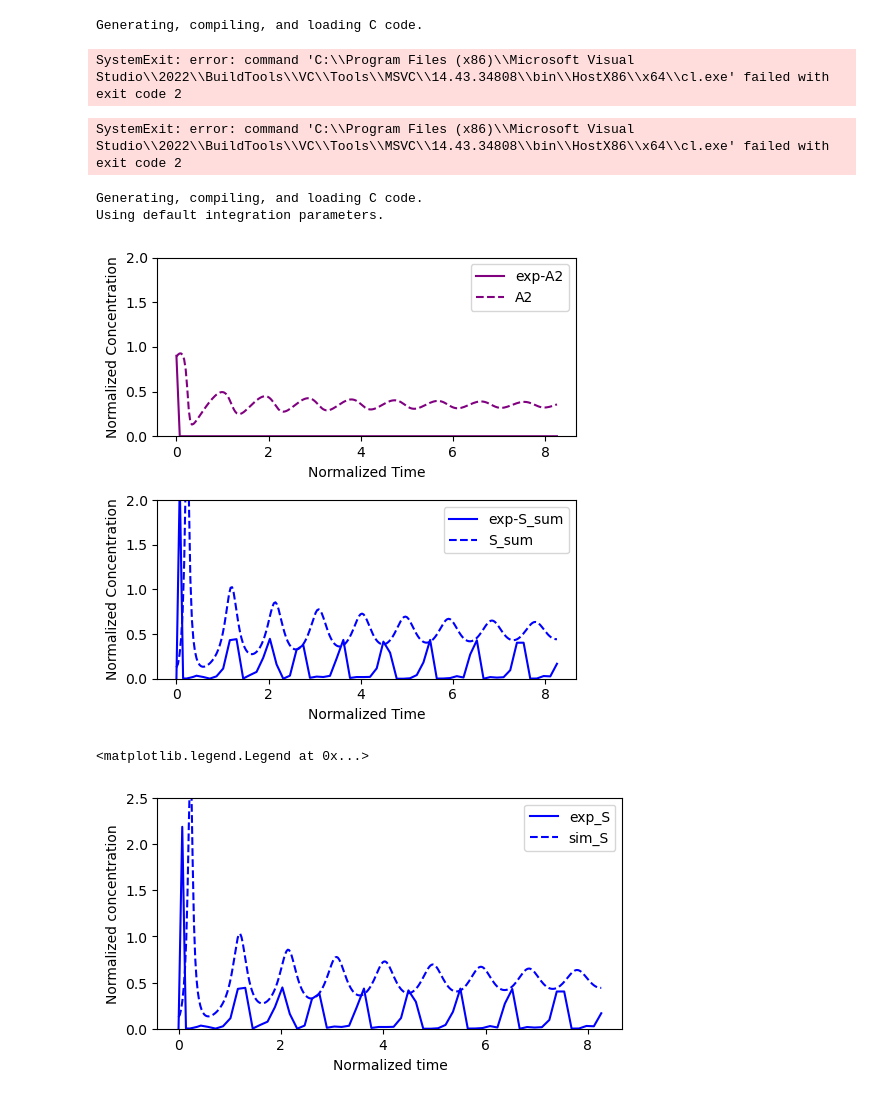
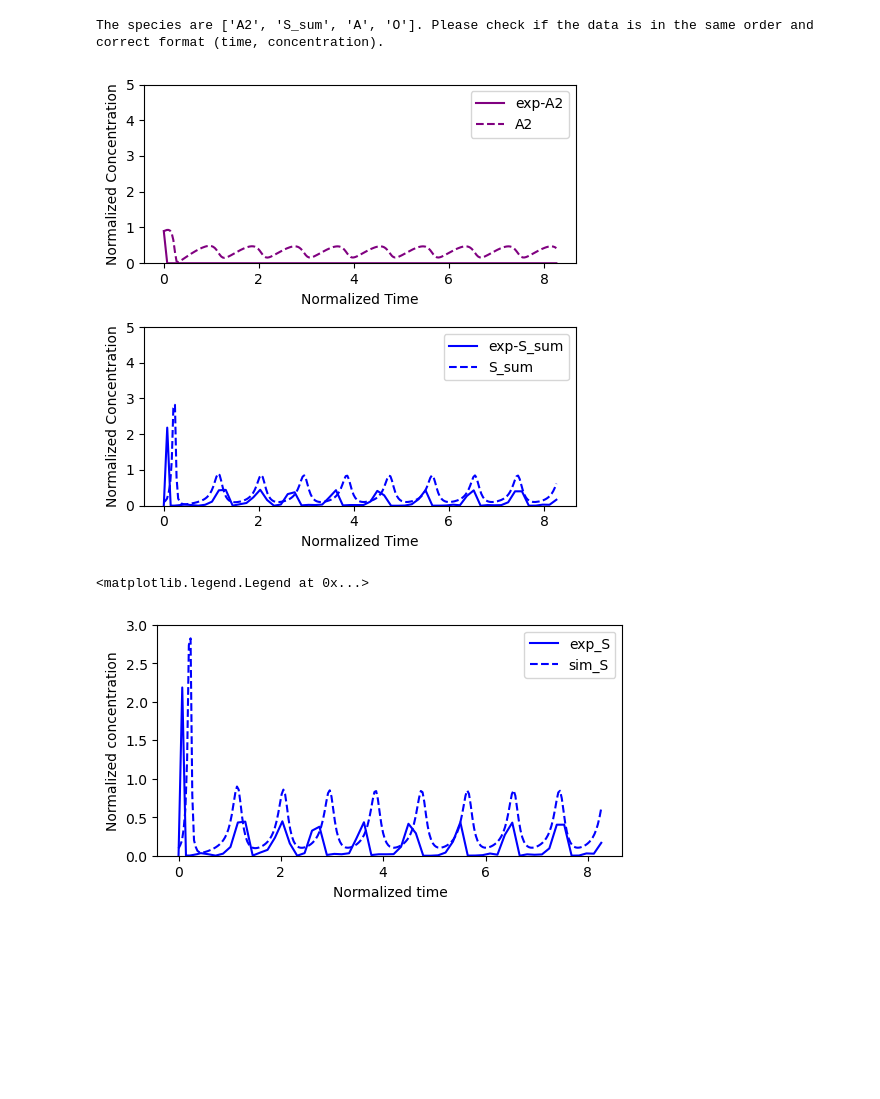
Before and after one commit to Zhiheng419/Chemical_Oscillation_Model, a Jupyter notebook: delayed_model_fig3.ipynb, the cells around one changed output. Drawn from its saved outputs; the diff is of its cells as text; code cells hidden in the pictures; blank space fills up the shorter version.

Commit message:
Rewrite the simulation code by JITCDDE 030325

```diff
--- a/delayed_model_fig3.ipynb
+++ b/delayed_model_fig3.ipynb
@@ -109,23 +123,2 @@ class delayed_oscillation(oscillation):
 
         display(interactive_widget)
-# %%
-import numpy as np
-import matplotlib.pyplot as plt
-from jitcdde import jitcdde, y, t
-from symengine import symbols  # Needed for symbolic parameters
-
-# Define symbolic parameters
-a, b, tau = symbols("a b tau")  # Now tau is also dynamic
-
-# Define system of equations using symbolic tau
-dxdt = -a * y(0) + y(1, t - tau)  # dx/dt = -a*x + y(t - tau)
-dydt = -b * y(1) + y(0, t - tau)  # dy/dt = -b*y + x(t - tau)
-
-# Compile JITCDDE equations only once
-dde = jitcdde([dxdt, dydt])
-dde.constant_past([1.0, 0.0])
-dde.step_on_discontinuities()
-#dde.compile_C("compiled_system")  # Save compiled equations
-# %% [output]
-Generating, compiling, and loading C code.
-SystemExit: error: command 'C:\\Program Files (x86)\\Microsoft Visual Studio\\2022\\BuildTools\\VC\\Tools\\MSVC\\14.43.34808\\bin\\HostX86\\x64\\cl.exe' failed with exit code 2
@@ -134,9 +125,12 @@ from symengine import symbols
 # %%
-def delayed_approx_model_FTC():
-    alpha, beta, theta, phi, lam, m, td1, td2 = symbols('alpha beta theta phi lam m td1 td2')
-    dxdt = 1 - alpha * y(0) * y(1, t-td2)**m - theta * y(0)
-    dydt = alpha/lam * y(0) * y(1, t-td2)**m - beta * y(1, t-td1)**m * y(1) + theta/lam * y(0) - phi * y(1)
-    return dxdt, dydt
+def delayed_approx_model_FTC(delays):
+    td1, td2 = delays
+    alpha, beta, theta, phi, lam, m = symbols('alpha beta theta phi lam m')
+    dcA2dt = 1 - alpha * y(0) * y(1, t-td2)**m - theta * y(0)
+    dcSdt = alpha/lam * y(0) * y(1, t-td2)**m - beta * y(1, t-td1)**m + theta/lam * y(0) - phi * y(1)
+    dde = jitcdde([dcA2dt, dcSdt], control_pars=[alpha, beta, theta, phi, lam, m])
+    return dde
+
 
 def calc_all_delayed_approx_model_FTC(sol, consts, *params):
     lam, m = consts
@@ -157,19 +151,17 @@ df_3a_fig3_NatChem['s3a'] /= CMC_3a
 # %%
 params = np.array([15, 35.2, 0.65, 18.6])
 consts = np.array([0.11, 2])
-delay = np.array([0.1, 0.6])
+delay = np.array([0.02, 0.045])
 init_cond = [0.9, 0]
 delayed_model_fig3 = delayed_oscillation(delayed_approx_model_FTC, delay=delay, params=params, consts=consts, init_cond=init_cond, calc_all=calc_all_delayed_approx_model_FTC)
-#delayed_model_fig3.add_exp_data(df_3a_fig3_NatChem)
+delayed_model_fig3.add_exp_data(df_3a_fig3_NatChem)
 # %% [output]
-SystemExit: error: command 'C:\\Program Files (x86)\\Microsoft Visual Studio\\2022\\BuildTools\\VC\\Tools\\MSVC\\14.43.34808\\bin\\HostX86\\x64\\cl.exe' failed with exit code 2
+The species are ['A2', 'S_sum', 'A', 'O']. Please check if the data is in the same order and correct format (time, concentration).
 # %%
-delayed_model_fig3.set_delay([0.03, 0.04])
-fig, axes = delayed_model_fig3.plot(exp=True, ylim=2)
+delayed_model_fig3.set_params(np.array([36, 51, 0.55, 20.4]))
+fig, axes = delayed_model_fig3.plot(ylim=5, exp=True)
 # %% [output]
-Generating, compiling, and loading C code.
-Using default integration parameters.
-[figure, old version]
+[figure, new version]
 # %%
 ax1 = axes[1]
 fig, ax = plt.subplots(figsize=(6, 3))
@@ -177,11 +169,11 @@ ax.plot(ax1.lines[0].get_xdata(), ax1.lines[0].get_ydata(), label='exp_S', color
 ax.plot(ax1.lines[1].get_xdata(), ax1.lines[1].get_ydata(), label='sim_S', color='b', linestyle='--')
 ax.set_xlabel('Normalized time')
 ax.set_ylabel('Normalized concentration')
-ax.set_ylim(0, 2.5)
+ax.set_ylim(0, 3)
 ax.legend()
 # %% [output]
 <matplotlib.legend.Legend at 0x...>
-[figure, old version]
+[figure, new version]
 # %%
 fig, ax = delayed_model_fig3.plot(t=8)
 ax[1][1].set_ylim(-0.05, 2)
```
Also changed, not shown: parts of 9 cells of this notebook, 4 other files.
